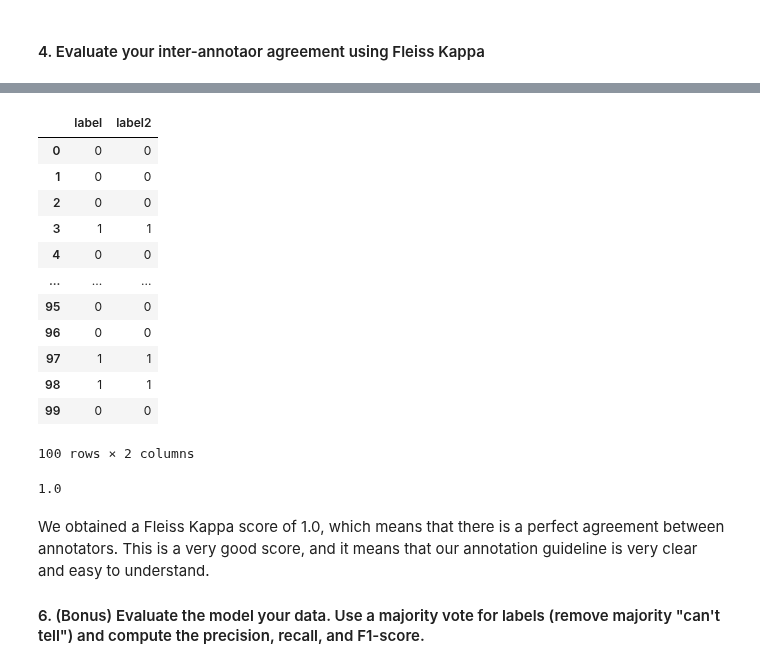
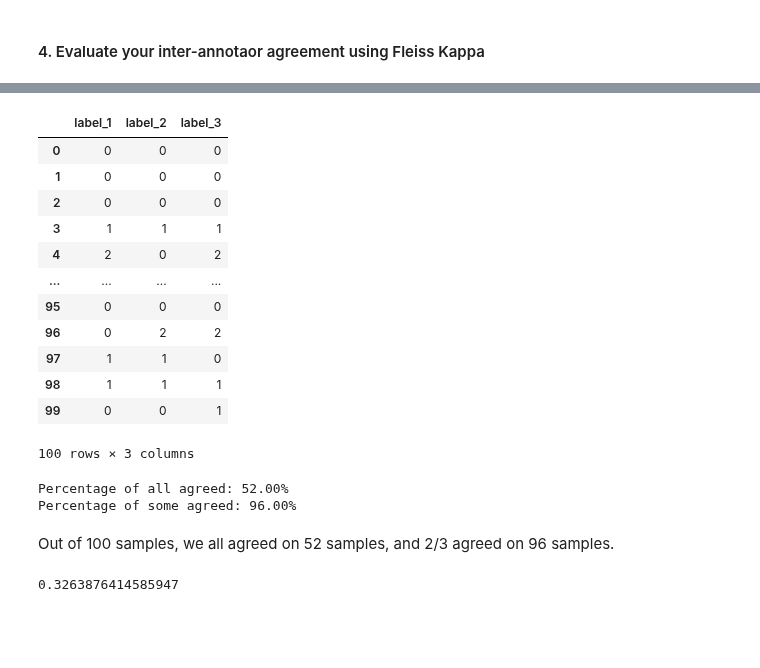
Before and after one commit to QuentinFISCH/nlp1-lab2, a Jupyter notebook: lab08/lab08.ipynb, the cells around one changed output, grey strips where cells are left out. Drawn from its saved outputs; the diff is of its cells as text; code cells hidden in the pictures; blank space fills up the shorter version.

Commit message:
feat(lab08): finish part on annotated data

```diff
--- a/lab08/lab08.ipynb
+++ b/lab08/lab08.ipynb
@@ -561,0 +560,5 @@ df
+# %%
+df_annotated_1 = pd.read_csv("annotations/FISCH.csv")
+df_annotated_2 = pd.read_csv("annotations/RIPOLL.csv")
+df_annotated_3 = pd.read_csv("annotations/FIDEL.csv")
+df_annotated_1
@@ -561,0 +579,5 @@ df
+# %%
+df_annotated = pd.concat([df_annotated_1, df_annotated_2, df_annotated_3], axis=1)
+df_annotated.columns = ["text", "label_1", "text_2", "label_2", "text_3", "label_3"]
+df_annotated.drop(columns=["text_2", "text_3"], axis=1, inplace=True)
+df_annotated
@@ -562,28 +598,34 @@ df
 # %%
-df_annotators = df.drop(columns=["text"])
-df_annotators = df_annotators.applymap(lambda x: 1 if x == "offensive" else 0)
-df_annotators["label2"] = df_annotators["label"]
-df_annotators
+df_annotated_with_text = df_annotated.copy()
+df_annotated = df_annotated.drop(columns=["text"])
+df_annotated = df_annotated.applymap(lambda x: 1 if x == "offensive" else 0 if x == "neutral" else 2)
+df_annotated
 # %% [output]
-|  | label | label2 |
-| 0 | 0 | 0 |
-| 1 | 0 | 0 |
-| 2 | 0 | 0 |
-| 3 | 1 | 1 |
-| 4 | 0 | 0 |
-| ... | ... | ... |
-| 95 | 0 | 0 |
-| 96 | 0 | 0 |
-| 97 | 1 | 1 |
-| 98 | 1 | 1 |
-| 99 | 0 | 0 |
+|  | label_1 | label_2 | label_3 |
+| 0 | 0 | 0 | 0 |
+| 1 | 0 | 0 | 0 |
+| 2 | 0 | 0 | 0 |
+| 3 | 1 | 1 | 1 |
+| 4 | 2 | 0 | 2 |
+| ... | ... | ... | ... |
+| 95 | 0 | 0 | 0 |
+| 96 | 0 | 2 | 2 |
+| 97 | 1 | 1 | 0 |
+| 98 | 1 | 1 | 1 |
+| 99 | 0 | 0 | 1 |
-100 rows × 2 columns
+100 rows × 3 columns
+# %%
+all_agreed = df_annotated.apply(lambda x: 1 if x["label_1"] == x["label_2"] == x["label_3"] else 0, axis=1).sum()
+some_agreed = df_annotated.apply(lambda x: 1 if x["label_1"] == x["label_2"] or x["label_1"] == x["label_3"] or x["label_2"] == x["label_3"] else 0, axis=1).sum()
+print(f"Percentage of all agreed: {all_agreed / len(df_annotated) * 100:.2f}%")
+print(f"Percentage of some agreed: {some_agreed / len(df_annotated) * 100:.2f}%")
+# %% [output]
+Percentage of all agreed: 52.00%
+Percentage of some agreed: 96.00%
+# %% [markdown]
+Out of 100 samples, we all agreed on 52 samples, and 2/3 agreed on 96 samples.
 # %%
-vals, _ = ir.aggregate_raters(df_annotators.values)
+vals, _ = ir.aggregate_raters(df_annotated.values)
 ir.fleiss_kappa(vals, method='fleiss')
 # %% [output]
-1.0
+0.3263876414585947
-# %% [markdown]
-We obtained a Fleiss Kappa score of 1.0, which means that there is a perfect agreement between annotators. This is a very good score, and it means that our annotation guideline is very clear and easy to understand.
-
-#### 6. (Bonus) Evaluate the model your data. Use a majority vote for labels (remove majority "can't tell") and compute the precision, recall, and F1-score.
```
Also changed, not shown: parts of 11 cells of this notebook, 4 other files.
